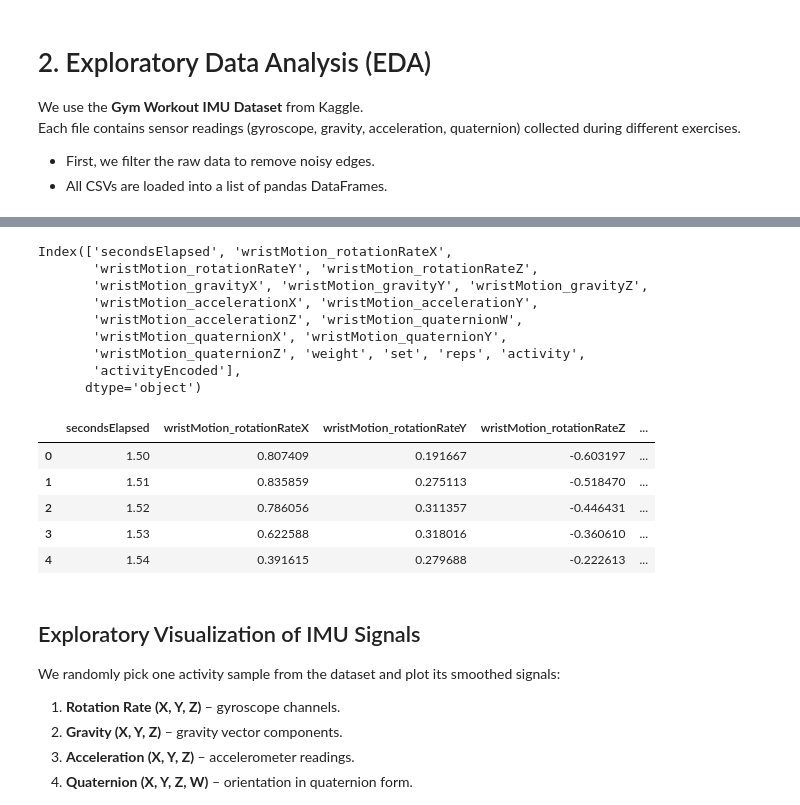
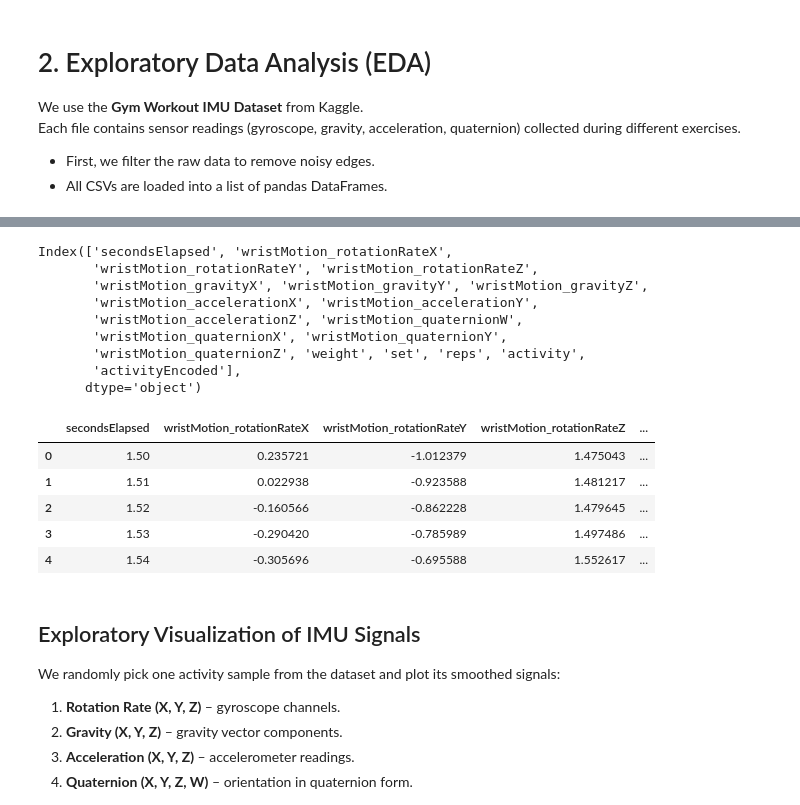
Before and after one commit to ajawhar24/WHT_Team1A, a Jupyter notebook: Gym Workout/imu-exercise-classification-with-cnn-lstm.ipynb, the cells around one changed output, grey strips where cells are left out. Cells and saved outputs as stored; diff of their text form; code cells hidden in the pictures.

```diff
--- a/Gym Workout/imu-exercise-classification-with-cnn-lstm.ipynb
+++ b/Gym Workout/imu-exercise-classification-with-cnn-lstm.ipynb
@@ -32,29 +32,30 @@ def filter_data(df):
 # %%
 import os
 
 data = []
-for dirname, _, filenames in os.walk('/kaggle/input'):
+for dirname, _, filenames in os.walk('/home/stephen/.cache/kagglehub/datasets/shakthisairam123/gym-workout-imu-dataset/versions/1'):
     for filename in filenames:
         data.append(filter_data(pd.read_csv(os.path.join(dirname, filename))))
 
+
 print(data[0].keys())
 data[0].head()
 # %% [output]
 Index(['secondsElapsed', 'wristMotion_rotationRateX',
        'wristMotion_rotationRateY', 'wristMotion_rotationRateZ',
        'wristMotion_gravityX', 'wristMotion_gravityY', 'wristMotion_gravityZ',
        'wristMotion_accelerationX', 'wristMotion_accelerationY',
        'wristMotion_accelerationZ', 'wristMotion_quaternionW',
        'wristMotion_quaternionX', 'wristMotion_quaternionY',
        'wristMotion_quaternionZ', 'weight', 'set', 'reps', 'activity',
        'activityEncoded'],
       dtype='object')
 |  | secondsElapsed | wristMotion_rotationRateX | wristMotion_rotationRateY | wristMotion_rotationRateZ | ... |
-| 0 | 1.50 | 0.807409 | 0.191667 | -0.603197 | ... |
-| 1 | 1.51 | 0.835859 | 0.275113 | -0.518470 | ... |
-| 2 | 1.52 | 0.786056 | 0.311357 | -0.446431 | ... |
-| 3 | 1.53 | 0.622588 | 0.318016 | -0.360610 | ... |
-| 4 | 1.54 | 0.391615 | 0.279688 | -0.222613 | ... |
+| 0 | 1.50 | 0.235721 | -1.012379 | 1.475043 | ... |
+| 1 | 1.51 | 0.022938 | -0.923588 | 1.481217 | ... |
+| 2 | 1.52 | -0.160566 | -0.862228 | 1.479645 | ... |
+| 3 | 1.53 | -0.290420 | -0.785989 | 1.497486 | ... |
+| 4 | 1.54 | -0.305696 | -0.695588 | 1.552617 | ... |
 # %%
 # Smooth noisy sensor signals using a moving average.
 
```
Also changed, not shown: parts of 11 cells of this notebook, 3 other files.
